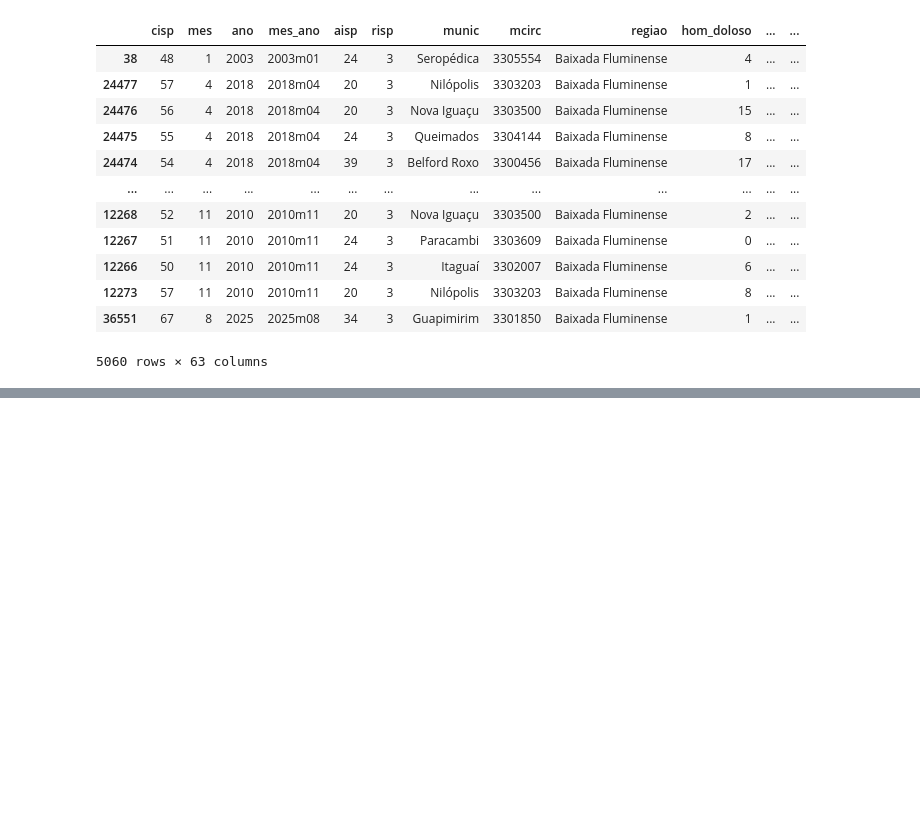
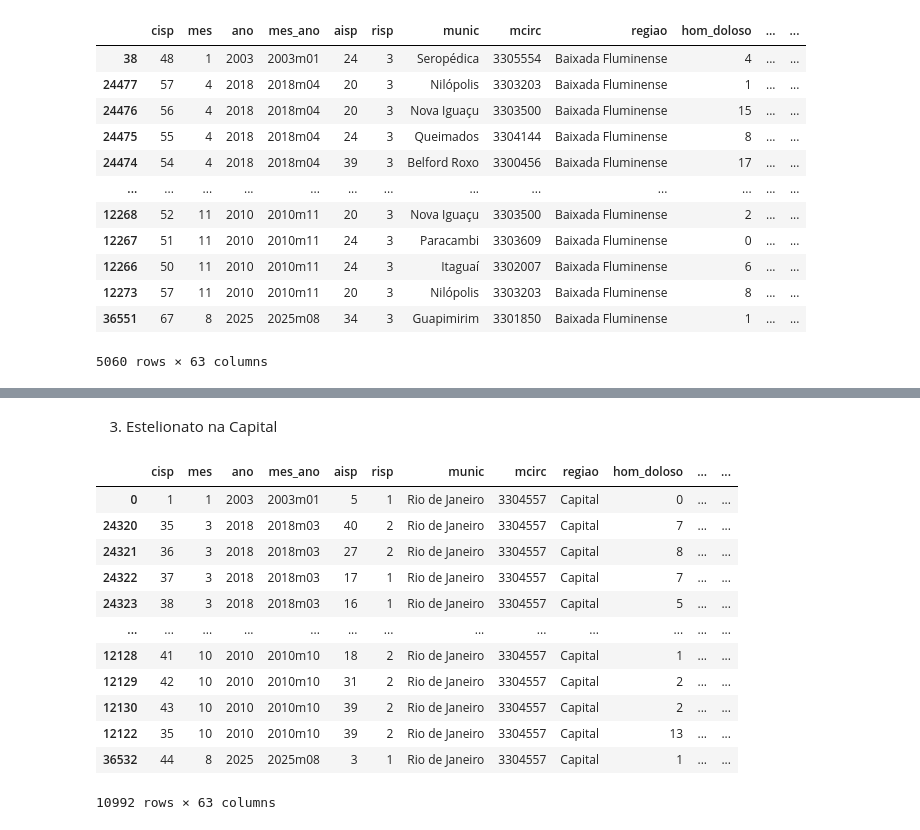
Before and after one commit to Fani-Oliveira/Repo_Senac, a Jupyter notebook: Projeto de Revisao.ipynb, the cells around one changed output, grey strips where cells are left out. Drawn from its saved outputs; the diff is of its cells as text; code cells hidden in the pictures; blank space fills up the shorter version.

```diff
--- a/Projeto de Revisao.ipynb
+++ b/Projeto de Revisao.ipynb
@@ -71,0 +105,19 @@ aaapai_outliers.sort_values(by="aaapai")
+# %% [markdown]
+3. Estelionato na Capital
+# %%
+ocorrencias_capital = ocorrencias.loc[ocorrencias['regiao'] == 'Capital']
+ocorrencias_capital.sort_values(by="regiao")
+# %% [output]
+|  | cisp | mes | ano | mes_ano | aisp | risp | munic | mcirc | regiao | hom_doloso | ... | ... |
+| 0 | 1 | 1 | 2003 | 2003m01 | 5 | 1 | Rio de Janeiro | 3304557 | Capital | 0 | ... | ... |
+| 24320 | 35 | 3 | 2018 | 2018m03 | 40 | 2 | Rio de Janeiro | 3304557 | Capital | 7 | ... | ... |
+| 24321 | 36 | 3 | 2018 | 2018m03 | 27 | 2 | Rio de Janeiro | 3304557 | Capital | 8 | ... | ... |
+| 24322 | 37 | 3 | 2018 | 2018m03 | 17 | 1 | Rio de Janeiro | 3304557 | Capital | 7 | ... | ... |
+| 24323 | 38 | 3 | 2018 | 2018m03 | 16 | 1 | Rio de Janeiro | 3304557 | Capital | 5 | ... | ... |
+| ... | ... | ... | ... | ... | ... | ... | ... | ... | ... | ... | ... | ... |
+| 12128 | 41 | 10 | 2010 | 2010m10 | 18 | 2 | Rio de Janeiro | 3304557 | Capital | 1 | ... | ... |
+| 12129 | 42 | 10 | 2010 | 2010m10 | 31 | 2 | Rio de Janeiro | 3304557 | Capital | 2 | ... | ... |
+| 12130 | 43 | 10 | 2010 | 2010m10 | 39 | 2 | Rio de Janeiro | 3304557 | Capital | 2 | ... | ... |
+| 12122 | 35 | 10 | 2010 | 2010m10 | 39 | 2 | Rio de Janeiro | 3304557 | Capital | 13 | ... | ... |
+| 36532 | 44 | 8 | 2025 | 2025m08 | 3 | 1 | Rio de Janeiro | 3304557 | Capital | 1 | ... | ... |
+10992 rows × 63 columns
```
Also changed, not shown: parts of 20 cells of this notebook.
